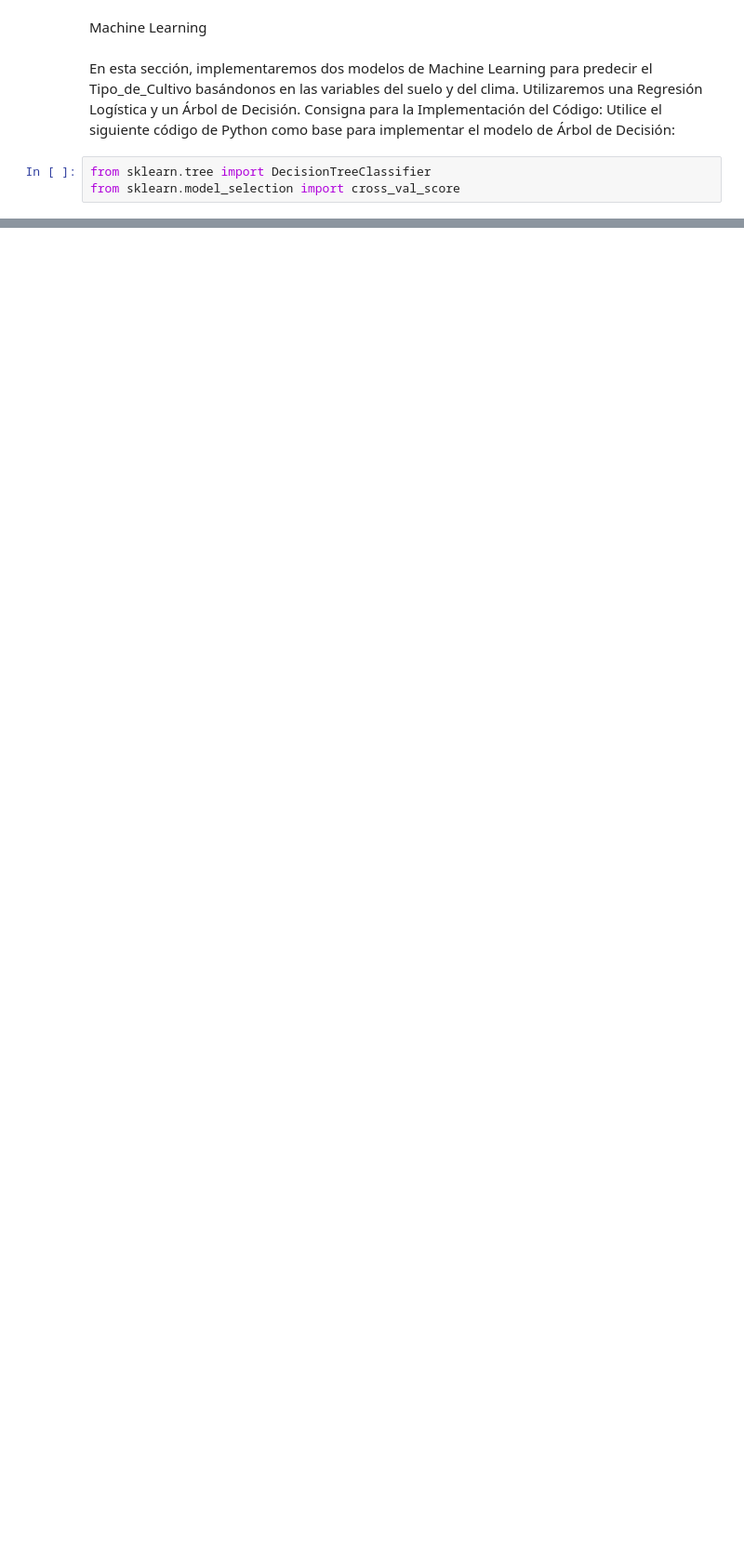
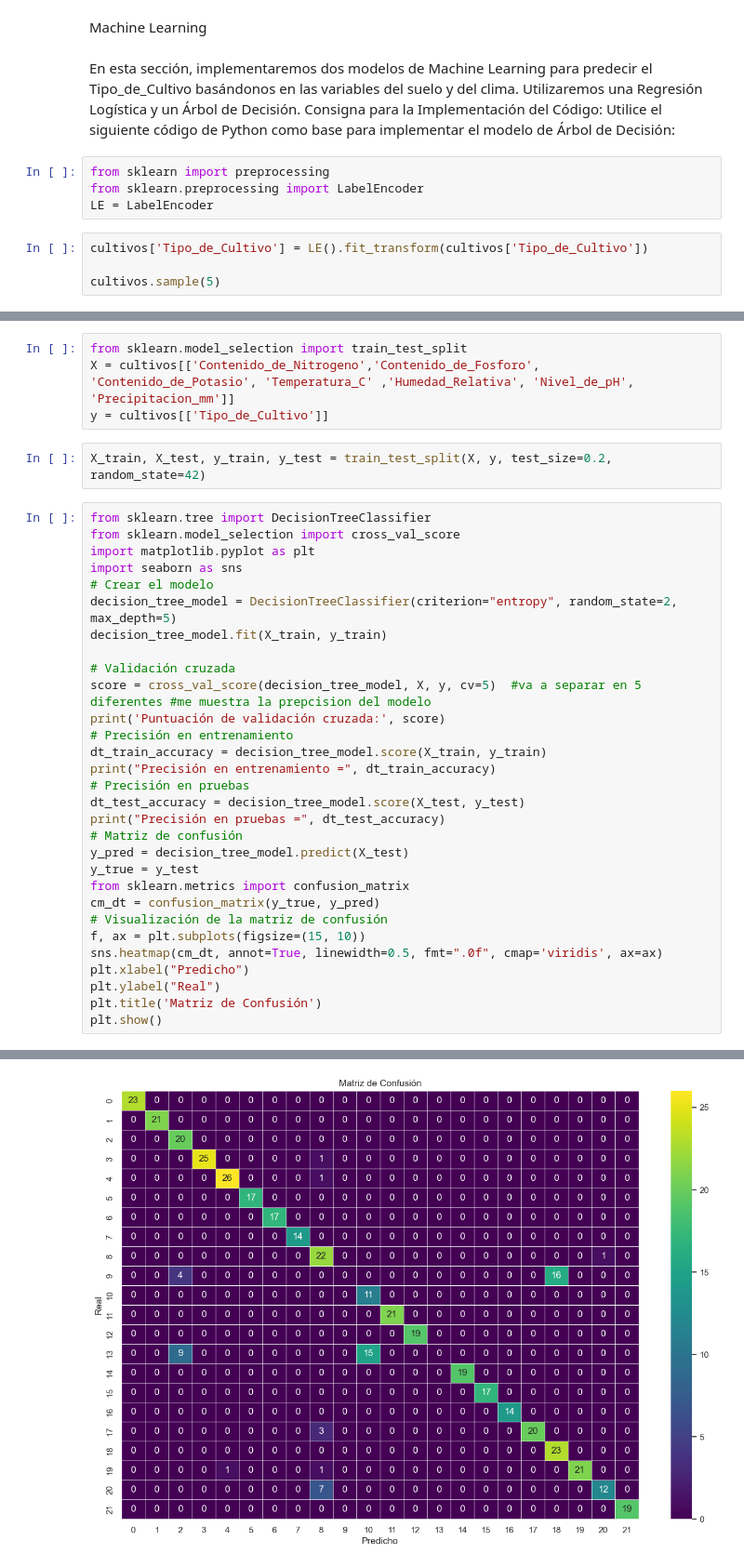
Before and after one commit to Chiaraaorlando/Clasificacion, a Jupyter notebook: Clasificacion_nb.ipynb, the cells around one changed output, grey strips where cells are left out. Shown at 93% size. Cells and saved outputs as stored; diff of their text form; blank space fills up the shorter version.

```diff
--- a/Clasificacion_nb.ipynb
+++ b/Clasificacion_nb.ipynb
@@ -199,5 +207,10 @@ Consigna para la Implementación del Código:
 Utilice el siguiente código de Python como base para implementar el
 modelo de Árbol de Decisión:
 # %%
-from sklearn.tree import DecisionTreeClassifier
-from sklearn.model_selection import cross_val_score
+from sklearn import preprocessing
+from sklearn.preprocessing import LabelEncoder
+LE = LabelEncoder
+# %%
+cultivos['Tipo_de_Cultivo'] = LE().fit_transform(cultivos['Tipo_de_Cultivo'])
+
+cultivos.sample(5)
@@ -203,0 +225,38 @@ from sklearn.model_selection import cross_val_score
+# %%
+from sklearn.model_selection import train_test_split
+X = cultivos[['Contenido_de_Nitrogeno','Contenido_de_Fosforo', 'Contenido_de_Potasio', 'Temperatura_C' ,'Humedad_Relativa', 'Nivel_de_pH', 'Precipitacion_mm']]
+y = cultivos[['Tipo_de_Cultivo']]
+# %%
+X_train, X_test, y_train, y_test = train_test_split(X, y, test_size=0.2, random_state=42)
+# %%
+from sklearn.tree import DecisionTreeClassifier
+from sklearn.model_selection import cross_val_score
+import matplotlib.pyplot as plt
+import seaborn as sns
+# Crear el modelo
+decision_tree_model = DecisionTreeClassifier(criterion="entropy", random_state=2,
+max_depth=5)
+decision_tree_model.fit(X_train, y_train)
+
+# Validación cruzada
+score = cross_val_score(decision_tree_model, X, y, cv=5)  #va a separar en 5 diferentes #me muestra la prepcision del modelo
+print('Puntuación de validación cruzada:', score)
+# Precisión en entrenamiento
+dt_train_accuracy = decision_tree_model.score(X_train, y_train)
+print("Precisión en entrenamiento =", dt_train_accuracy)
+# Precisión en pruebas
+dt_test_accuracy = decision_tree_model.score(X_test, y_test)
+print("Precisión en pruebas =", dt_test_accuracy)
+# Matriz de confusión
+y_pred = decision_tree_model.predict(X_test)
+y_true = y_test
+from sklearn.metrics import confusion_matrix
+cm_dt = confusion_matrix(y_true, y_pred)
+# Visualización de la matriz de confusión
+f, ax = plt.subplots(figsize=(15, 10))
+sns.heatmap(cm_dt, annot=True, linewidth=0.5, fmt=".0f", cmap='viridis', ax=ax)
+plt.xlabel("Predicho")
+plt.ylabel("Real")
+plt.title('Matriz de Confusión')
+plt.show()
+# %% [output]
@@ -203,0 +266 @@ from sklearn.model_selection import cross_val_score
+[figure, added]
```
Also changed, not shown: parts of 11 cells of this notebook.
